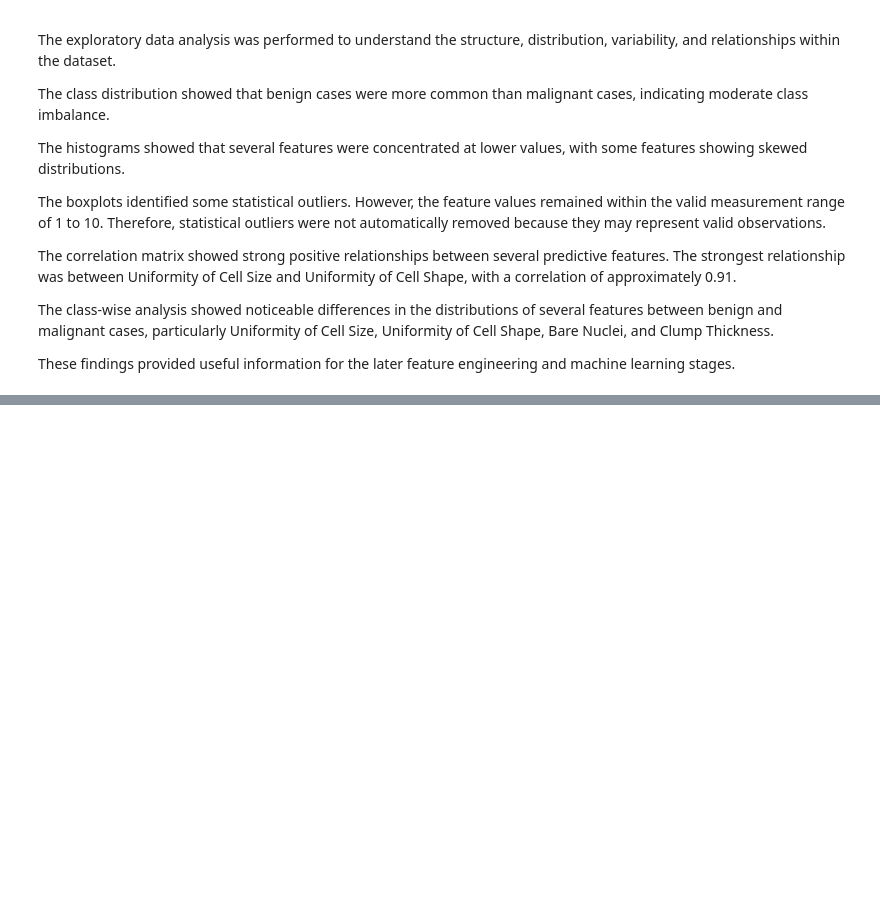
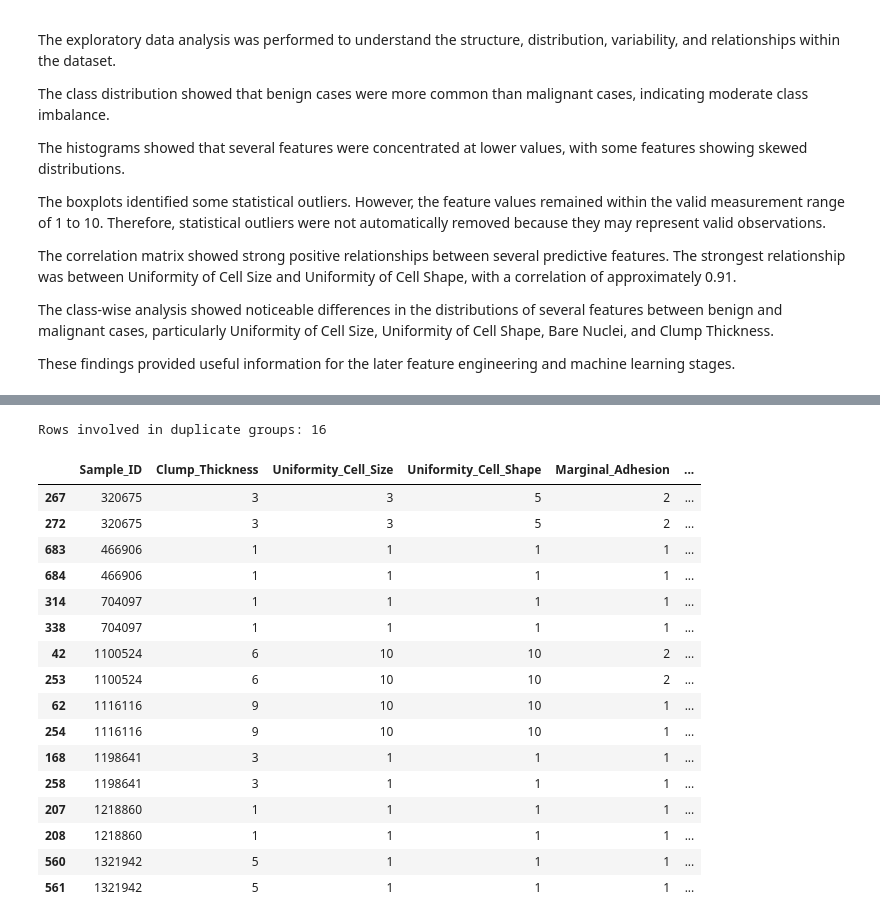
Before and after one commit to N-Amasha/Breast-Cancer-Classification, a Jupyter notebook: MEMBER_02/notebook.ipynb, the cells around one changed output, grey strips where cells are left out. Drawn from its saved outputs; the diff is of its cells as text; code cells hidden in the pictures; blank space fills up the shorter version.

```diff
--- a/MEMBER_02/notebook.ipynb
+++ b/MEMBER_02/notebook.ipynb
@@ -301,0 +415,38 @@ These findings provided useful information for the later feature engineering and
+# %%
+# ============================================================
+# INSPECT ALL ROWS INVOLVED IN DUPLICATE GROUPS
+# ============================================================
+
+# keep=False marks ALL copies of duplicated rows
+# For example, if two identical rows exist, both rows are selected
+duplicate_rows = df[df.duplicated(keep=False)]
+
+# Display how many rows are involved in duplicate groups
+print("Rows involved in duplicate groups:", len(duplicate_rows))
+
+# Sort and display the duplicate rows
+# This makes identical observations easier to compare
+display(
+    duplicate_rows.sort_values(
+        by=df.columns.tolist()
+    )
+)
+# %% [output]
+Rows involved in duplicate groups: 16
+|  | Sample_ID | Clump_Thickness | Uniformity_Cell_Size | Uniformity_Cell_Shape | Marginal_Adhesion | ... |
+| 267 | 320675 | 3 | 3 | 5 | 2 | ... |
+| 272 | 320675 | 3 | 3 | 5 | 2 | ... |
+| 683 | 466906 | 1 | 1 | 1 | 1 | ... |
+| 684 | 466906 | 1 | 1 | 1 | 1 | ... |
+| 314 | 704097 | 1 | 1 | 1 | 1 | ... |
+| 338 | 704097 | 1 | 1 | 1 | 1 | ... |
+| 42 | 1100524 | 6 | 10 | 10 | 2 | ... |
+| 253 | 1100524 | 6 | 10 | 10 | 2 | ... |
+| 62 | 1116116 | 9 | 10 | 10 | 1 | ... |
+| 254 | 1116116 | 9 | 10 | 10 | 1 | ... |
+| 168 | 1198641 | 3 | 1 | 1 | 1 | ... |
+| 258 | 1198641 | 3 | 1 | 1 | 1 | ... |
+| 207 | 1218860 | 1 | 1 | 1 | 1 | ... |
+| 208 | 1218860 | 1 | 1 | 1 | 1 | ... |
+| 560 | 1321942 | 5 | 1 | 1 | 1 | ... |
+| 561 | 1321942 | 5 | 1 | 1 | 1 | ... |
```
Also changed, not shown: parts of 27 cells of this notebook, 4 other files.
